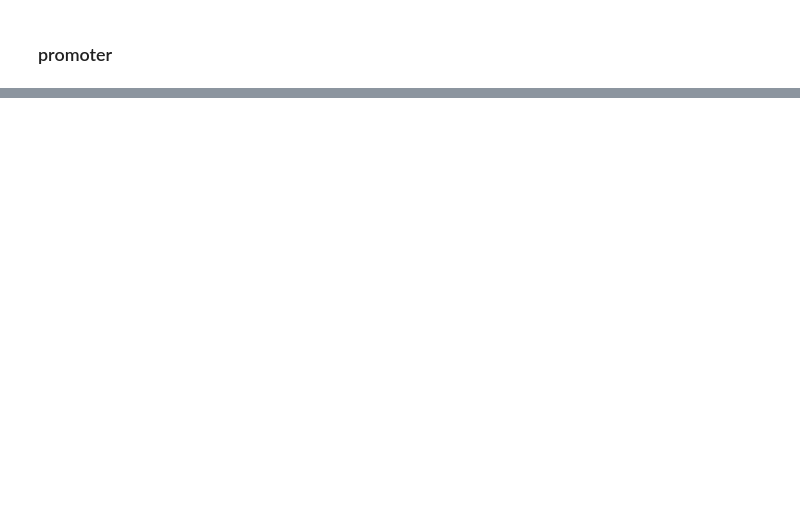
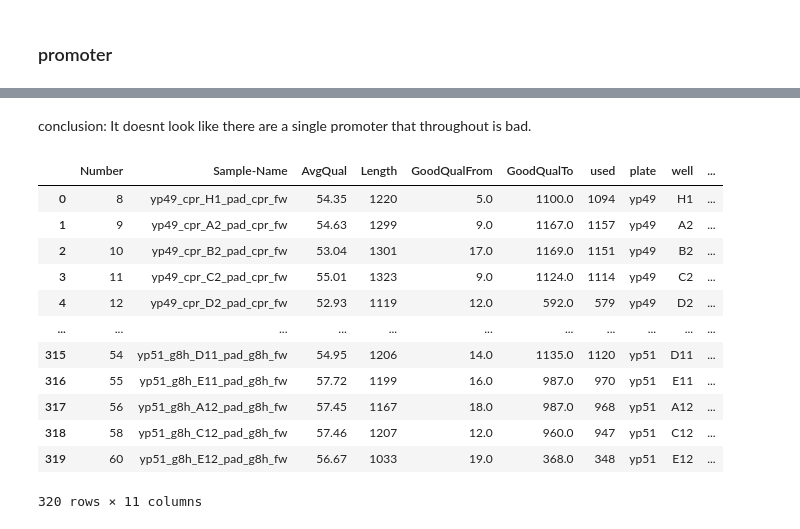
Before and after one commit to hiyama341/ConStrain, a Jupyter notebook: notebooks/5-TEST-Library_Characterization.ipynb, the cells around one changed output, grey strips where cells are left out. Drawn from its saved outputs; the diff is of its cells as text; code cells hidden in the pictures; blank space fills up the shorter version.

```diff
--- a/notebooks/5-TEST-Library_Characterization.ipynb
+++ b/notebooks/5-TEST-Library_Characterization.ipynb
@@ -1017,0 +949,27 @@ report
+# %%
+# main function
+
+def align_reads_to_template(filtered_samples, templates, length_of_kmers = 25):
+    # initialize
+    read_list = []
+    template_list = []
+
+    for i in range(len(filtered_samples)):
+
+        # make kmers from first sample:
+        kmers = build_kmers( filtered_samples[i], length_of_kmers)
+
+        # See if we have a hit
+        for j in range(len(templates)):
+
+            # GO through the kmers
+            for read_seq in kmers:
+
+                # check if we get a hit
+                if str(read_seq.seq) in templates[j].seq:
+                    read_list.append(read_seq.name)
+                    template_list.append(templates[j].name)
+
+                    break
+
+    return read_list, template_list
@@ -1017,0 +978,8 @@ report
+# %%
+# Reads that have a AvgQuality over 50
+reads_of_proper_quality, inf_promoters_of_proper_quality = align_reads_to_template(good_samples ,templates )
+print(len(reads_of_proper_quality))
+
+# ALL reads
+reads, inf_promoters = align_reads_to_template(reads ,templates )
+print(len(reads))
@@ -1017,0 +1040,6 @@ report
+# %%
+df_promoters_good_reads = pd.DataFrame()
+df_promoters_good_reads['Sample-Name']  = reads_of_proper_quality
+df_promoters_good_reads['inf_promoter_name'] = inf_promoters_of_proper_quality
+df_promoters_good_reads['inf_promoter'] = ''
+df_promoters_good_reads
@@ -1017,0 +1101,21 @@ report
+# %% [markdown]
+conclusion:
+    It doesnt look like there are a single promoter that throughout is bad.
+# %%
+# lets merge the quality dataframe
+infered_promoters_df = pd.merge(all_data_frames, df_promoters_good_reads, left_on=['Sample-Name'], right_on = ['Sample-Name'])
+infered_promoters_df
+# %% [output]
+|  | Number | Sample-Name | AvgQual | Length | GoodQualFrom | GoodQualTo | used | plate | well | ... |
+| 0 | 8 | yp49_cpr_H1_pad_cpr_fw | 54.35 | 1220 | 5.0 | 1100.0 | 1094 | yp49 | H1 | ... |
+| 1 | 9 | yp49_cpr_A2_pad_cpr_fw | 54.63 | 1299 | 9.0 | 1167.0 | 1157 | yp49 | A2 | ... |
+| 2 | 10 | yp49_cpr_B2_pad_cpr_fw | 53.04 | 1301 | 17.0 | 1169.0 | 1151 | yp49 | B2 | ... |
+| 3 | 11 | yp49_cpr_C2_pad_cpr_fw | 55.01 | 1323 | 9.0 | 1124.0 | 1114 | yp49 | C2 | ... |
+| 4 | 12 | yp49_cpr_D2_pad_cpr_fw | 52.93 | 1119 | 12.0 | 592.0 | 579 | yp49 | D2 | ... |
+| ... | ... | ... | ... | ... | ... | ... | ... | ... | ... | ... |
+| 315 | 54 | yp51_g8h_D11_pad_g8h_fw | 54.95 | 1206 | 14.0 | 1135.0 | 1120 | yp51 | D11 | ... |
+| 316 | 55 | yp51_g8h_E11_pad_g8h_fw | 57.72 | 1199 | 16.0 | 987.0 | 970 | yp51 | E11 | ... |
+| 317 | 56 | yp51_g8h_A12_pad_g8h_fw | 57.45 | 1167 | 18.0 | 987.0 | 968 | yp51 | A12 | ... |
+| 318 | 58 | yp51_g8h_C12_pad_g8h_fw | 57.46 | 1207 | 12.0 | 960.0 | 947 | yp51 | C12 | ... |
+| 319 | 60 | yp51_g8h_E12_pad_g8h_fw | 56.67 | 1033 | 19.0 | 368.0 | 348 | yp51 | E12 | ... |
+320 rows × 11 columns
```
Also changed, not shown: parts of 48 cells of this notebook, 1 other file.
